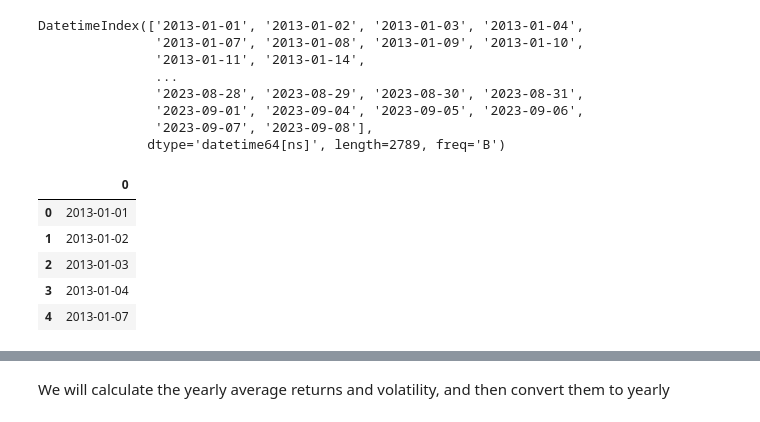
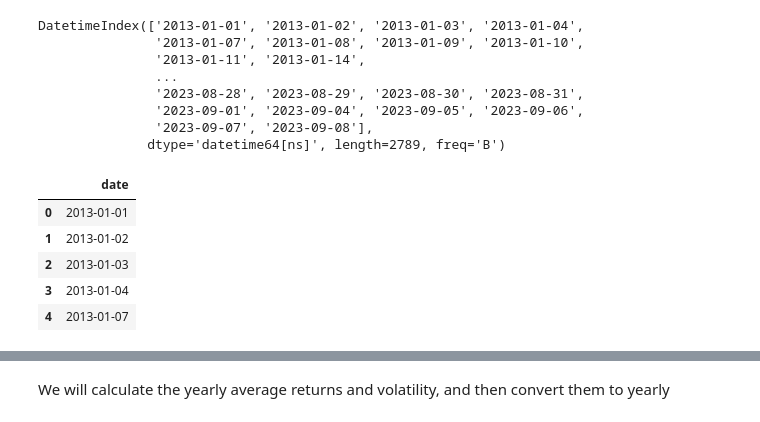
Before and after one commit to davidve0206/ETF-Website, a Jupyter notebook: eft_recommendator/etfs/EtfUtils/test_jupyter_notebook.ipynb, the cells around one changed output, grey strips where cells are left out. Saved outputs shown, nothing was run; the diff lists cells and outputs as text; code cells hidden in the pictures.

```diff
--- a/eft_recommendator/etfs/EtfUtils/test_jupyter_notebook.ipynb
+++ b/eft_recommendator/etfs/EtfUtils/test_jupyter_notebook.ipynb
@@ -24,10 +24,10 @@ DatetimeIndex(['2013-01-01', '2013-01-02', '2013-01-03', '2013-01-04',
                '2023-09-07', '2023-09-08'],
               dtype='datetime64[ns]', length=2789, freq='B')
 # %%
-output_df = pd.DataFrame(date_range)
+output_df = pd.DataFrame({"date": date_range})
 output_df.head()
 # %% [output]
-|  | 0 |
+|  | date |
 | 0 | 2013-01-01 |
 | 1 | 2013-01-02 |
 | 2 | 2013-01-03 |
```
Also changed, not shown: parts of 10 cells of this notebook, 2 other files.
